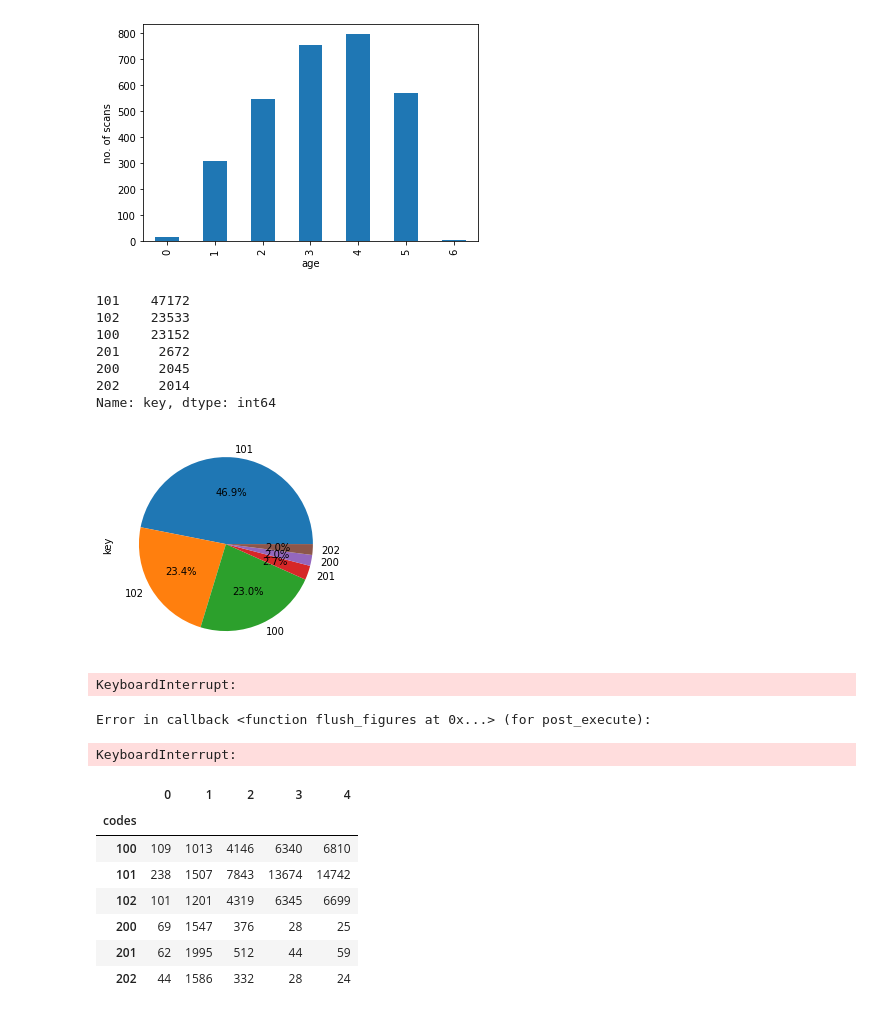
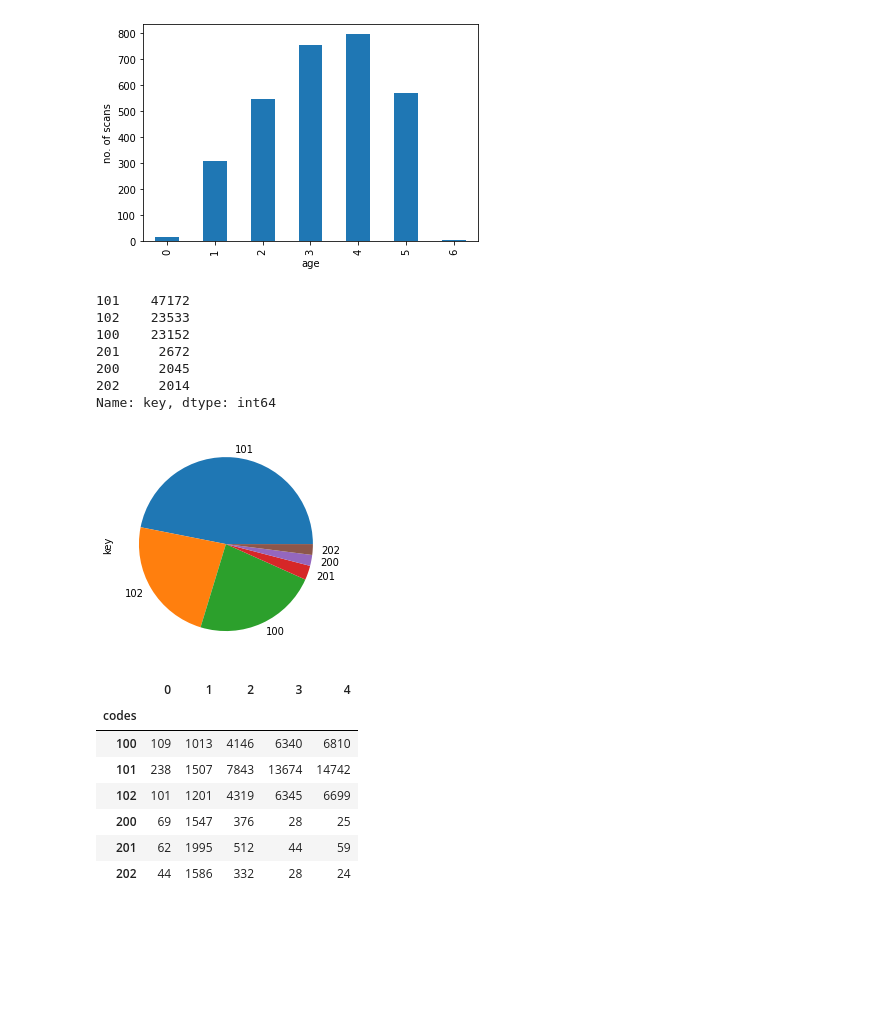
Before and after one commit to Welthungerhilfe/cgm-ml, a Jupyter notebook: src/data_utils/dataset_EDA/anon-realtime-evaluation/EDA_anon-realtime-evaluation.ipynb, the cells around one changed output. Saved outputs shown, nothing was run; the diff lists cells and outputs as text; code cells hidden in the pictures; blank space fills up the shorter version.

```diff
--- a/src/data_utils/dataset_EDA/anon-realtime-evaluation/EDA_anon-realtime-evaluation.ipynb
+++ b/src/data_utils/dataset_EDA/anon-realtime-evaluation/EDA_anon-realtime-evaluation.ipynb
@@ -16,7 +16,7 @@ import matplotlib.pyplot as plt
 sys.path.append(str(Path(os.getcwd()).parent))
 from data_utilities import convert_age_from_days_to_years, draw_age_distribution, draw_sex_distribution, calculate_code_age_distribution
 # %%
-DATASET_PATH = Path('/mnt/omdena_dataset/realtime_evaluation')
+DATASET_PATH = Path('/mnt/datasets/realtime_evaluation')
 # %%
 # Takes more than 53min therefore commented out
 # rgb_files = glob(str(DATASET_PATH / 'RGB/**/*.jpg'))
@@ -87,30 +87,22 @@ Name: Years, dtype: int64
 # %%
 ## keys for different scan type and their distribution in dataset
 "- 100 - standing front scan",
 "- 101 - standing 360 scan",
 "- 102 - standing back scan",
 "- 200 - lying front scan",
 "- 201 - lying side scan",
 "- 202 - lying back scan"
 print(artifacts['key'].value_counts())
-_ = artifacts['key'].value_counts().plot(kind='pie',autopct='%1.1f%%')
-plt.savefig('realworld_distribution.png')
+_ = artifacts['key'].value_counts().plot(kind='pie')
 # %% [output]
 101    47172
 102    23533
 100    23152
 201     2672
 200     2045
 202     2014
 Name: key, dtype: int64
-[figure, old version]
+[figure, new version]
-# %%
-artifacts['key'].plot(kind='pie', y = 'key', autopct='%1.1f%%',
- startangle=90, shadow=False, labels=artifacts['key'])
-# %% [output]
-KeyboardInterrupt:
-Error in callback <function flush_figures at 0x...> (for post_execute):
-KeyboardInterrupt:
 # %%
 calculate_code_age_distribution(artifacts)
 # %% [output]
```
Also changed, not shown: parts of 2 cells of this notebook.
